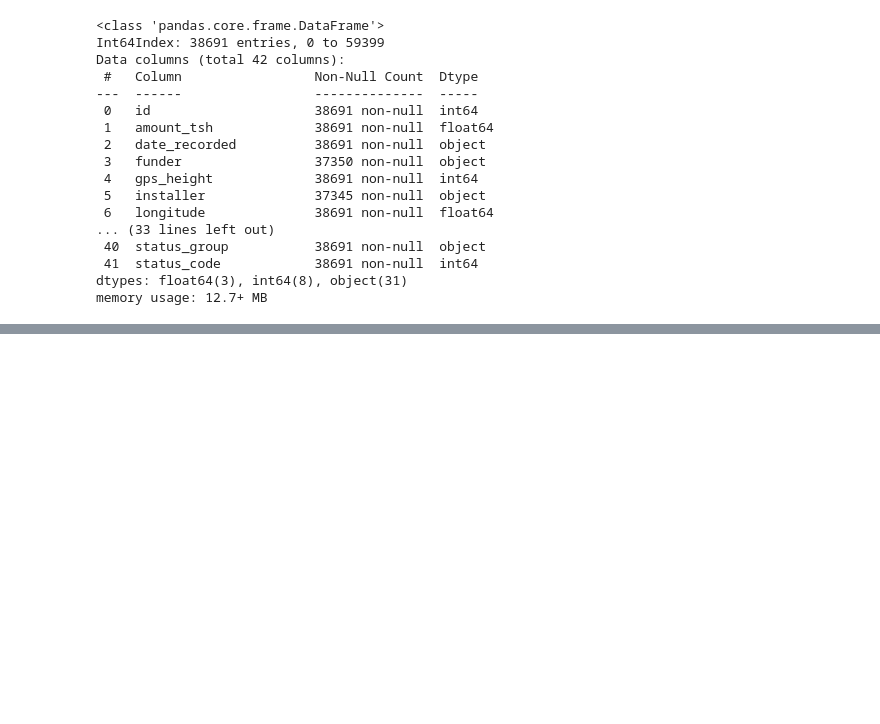
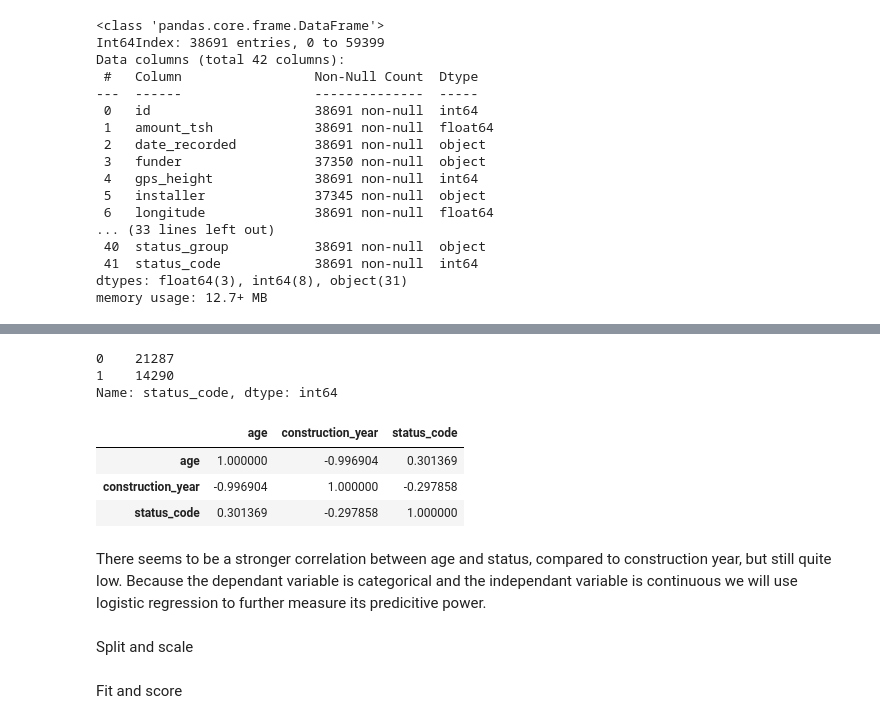
Before and after one commit to sydroth/tanzaniawellclassification, a Jupyter notebook: notebooks/05_mef_EDA_year_built.ipynb, the cells around one changed output, grey strips where cells are left out. Saved outputs shown, nothing was run; the diff lists cells and outputs as text; code cells hidden in the pictures; blank space fills up the shorter version.

```diff
--- a/notebooks/05_mef_EDA_year_built.ipynb
+++ b/notebooks/05_mef_EDA_year_built.ipynb
@@ -307,0 +294,21 @@ len(list(df.installer.unique()))
+# %%
+has_year = has_year[has_year['status_group'] != 'functional needs repair']
+# %%
+status_code_numeric = {'functional': 0,
+                      'non functional': 1}
+
+has_year['status_code'] = has_year.status_group.replace(status_code_numeric)
+has_year.status_code.value_counts()
+# %% [output]
+0    21287
+1    14290
+Name: status_code, dtype: int64
+# %%
+has_year.loc[:,['age', 'construction_year', 'status_code']].corr()
+# %% [output]
+|  | age | construction_year | status_code |
+| age | 1.000000 | -0.996904 | 0.301369 |
+| construction_year | -0.996904 | 1.000000 | -0.297858 |
+| status_code | 0.301369 | -0.297858 | 1.000000 |
+# %% [markdown]
+There seems to be a stronger correlation between age and status, compared to construction year, but still quite low. Because the dependant variable is categorical and the independant variable is continuous we will use logistic regression to further measure its predicitive power.
@@ -307,0 +322,2 @@ len(list(df.installer.unique()))
+# %% [markdown]
+Split and scale
@@ -307,0 +329,2 @@ len(list(df.installer.unique()))
+# %% [markdown]
+Fit and score
```
Also changed, not shown: parts of 64 cells of this notebook, 16 other files.
